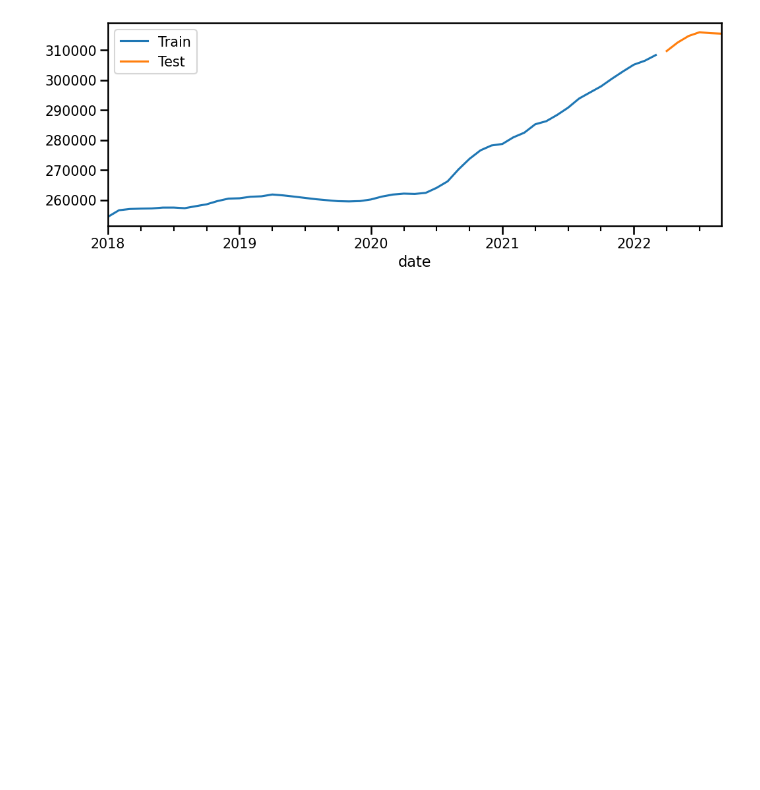
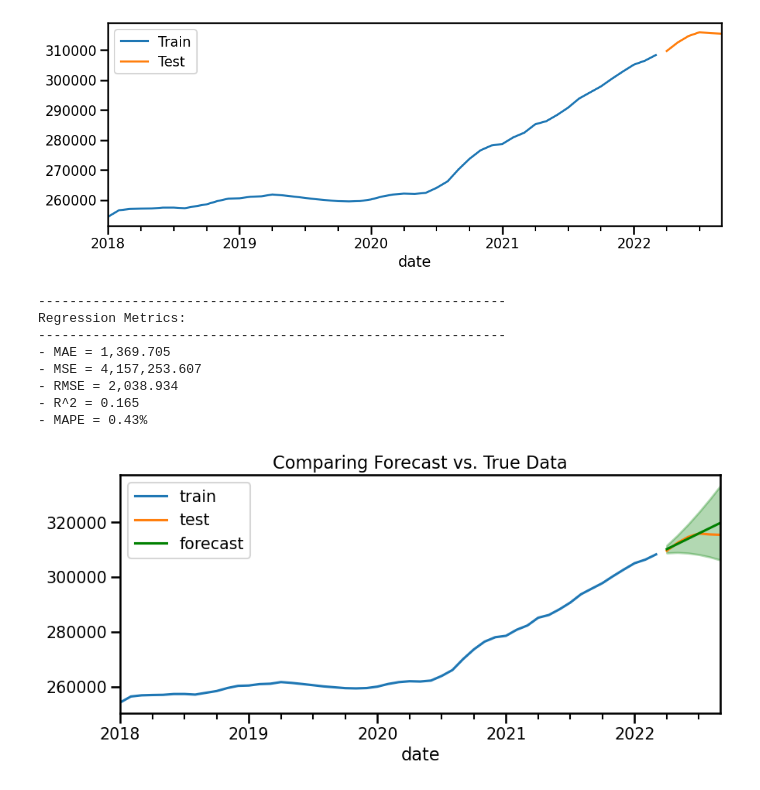
Before and after one commit to eccecarreon/data-viz-core-assignments, a Jupyter notebook: Gridsearch SARIMA Models (Core).ipynb, the cells around one changed output. Cells and saved outputs as stored; diff of their text form; code cells hidden in the pictures; blank space fills up the shorter version.

```diff
--- a/Gridsearch SARIMA Models (Core).ipynb
+++ b/Gridsearch SARIMA Models (Core).ipynb
@@ -959,3 +959,39 @@ ax.legend();
 #     * Make forecasts with your model.
 #     * Plot the forecasts versus the test data
 #     * Obtain metrics for evaluation
+
+# Initial model
+
+# Orders for non seasonal components
+p = 2   # nonseasonal AR
+d = 2  # nonseasonal differencing
+q = 0  # nonseasonal MA
+
+# Orders for seasonal components
+P = 0  # Seasonal AR
+D = 0  # Seasonal differencing
+Q = 0  # Seasonal MA
+m = 12  # Seasonal period
+
+model_1 = tsa.ARIMA(train, order = (p, d, q), seasonal_order = (P, D, Q, m)).fit()
+# %%
+# Obtain summary of forecast as dataframe
+forecast_df = model_1.get_forecast(len(test)).summary_frame()
+
+# Plot the forecast with true values
+plot_forecast(train, test, forecast_df)
+
+# Obtain metrics
+regression_metrics_ts(test, forecast_df['mean'])
+
+# MAPE < 5% excellent, 5-10% very good, 10-20% good, 20-50% fair, >50% bad
+# %% [output]
+------------------------------------------------------------
+Regression Metrics:
+------------------------------------------------------------
+- MAE = 1,369.705
+- MSE = 4,157,253.607
+- RMSE = 2,038.934
+- R^2 = 0.165
+- MAPE = 0.43%
+[figure, added]
```
Also changed, not shown: parts of 18 cells of this notebook.
